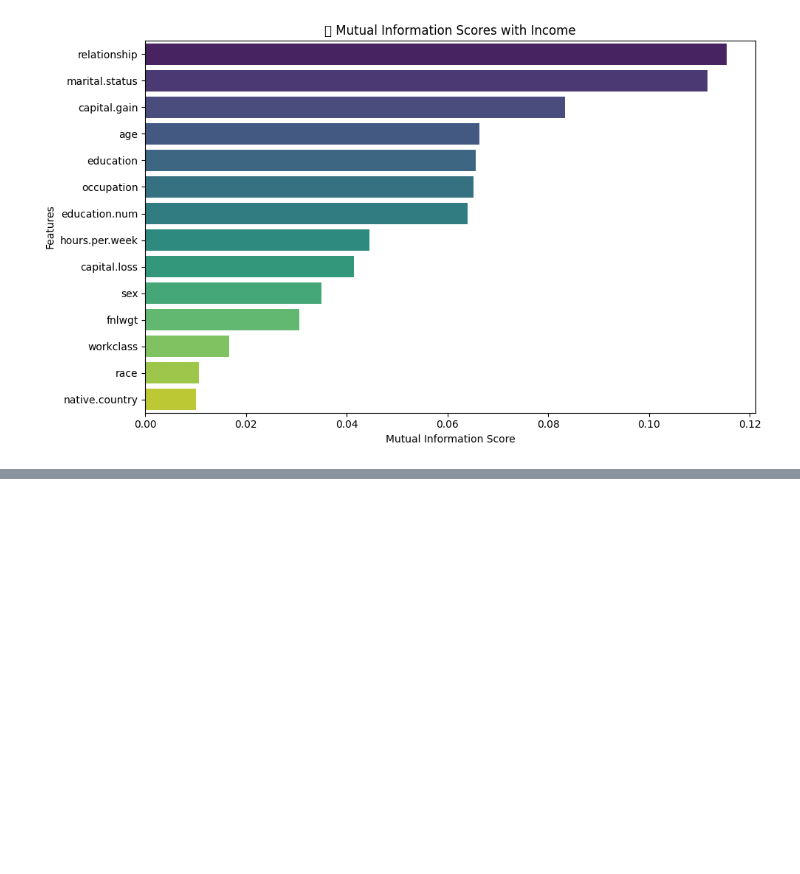
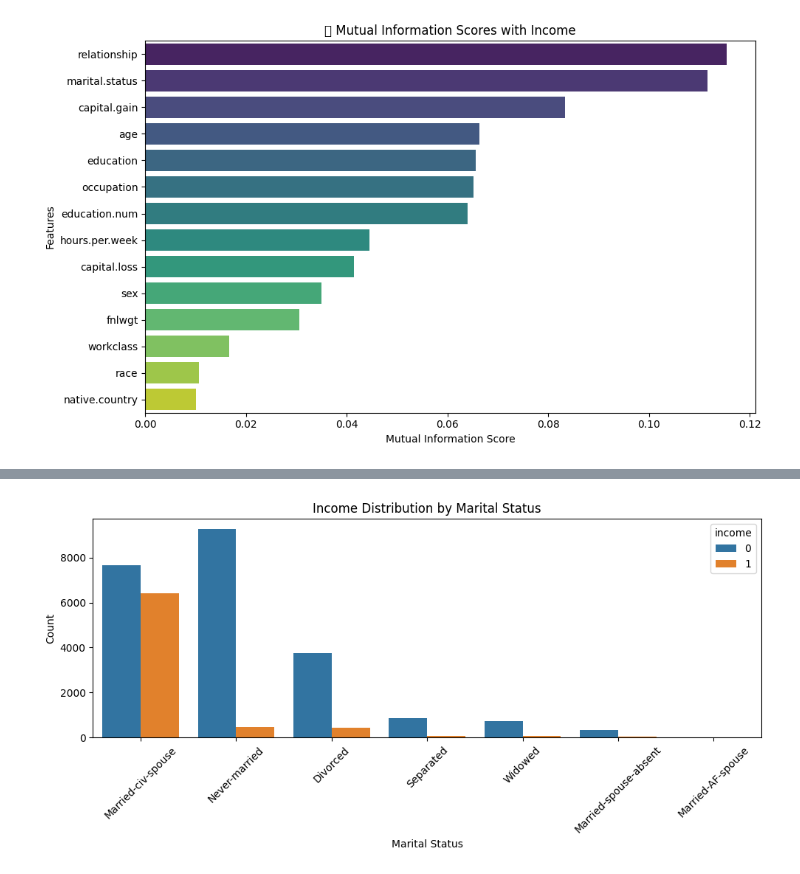
Before and after one commit to vijaivimu/SDS-CP034-incomeinsight, a Jupyter notebook: submissions/team-members/Vijai/02_eda_income_insights.ipynb, the cells around one changed output, grey strips where cells are left out. Cells and saved outputs as stored; diff of their text form; code cells hidden in the pictures; blank space fills up the shorter version.

```diff
--- a/submissions/team-members/Vijai/02_eda_income_insights.ipynb
+++ b/submissions/team-members/Vijai/02_eda_income_insights.ipynb
@@ -131,0 +147,13 @@ FileNotFoundError: [Errno 2] No such file or directory: 'charts/question1_mutual
+# %%
+# Bar chart: income vs marital-status
+plt.figure(figsize=(10, 5))
+sns.countplot(data=df_cleaned, x='marital.status', hue='income', order=df_cleaned['marital.status'].value_counts().index)
+plt.title("Income Distribution by Marital Status")
+plt.xlabel("Marital Status")
+plt.ylabel("Count")
+plt.xticks(rotation=45)
+plt.tight_layout()
+plt.savefig("charts/question2_income_by_marital_status.png", bbox_inches='tight')
+plt.show()
+# %% [output]
+[figure, added]
```
Also changed, not shown: parts of 3 cells of this notebook, 4 other files.
